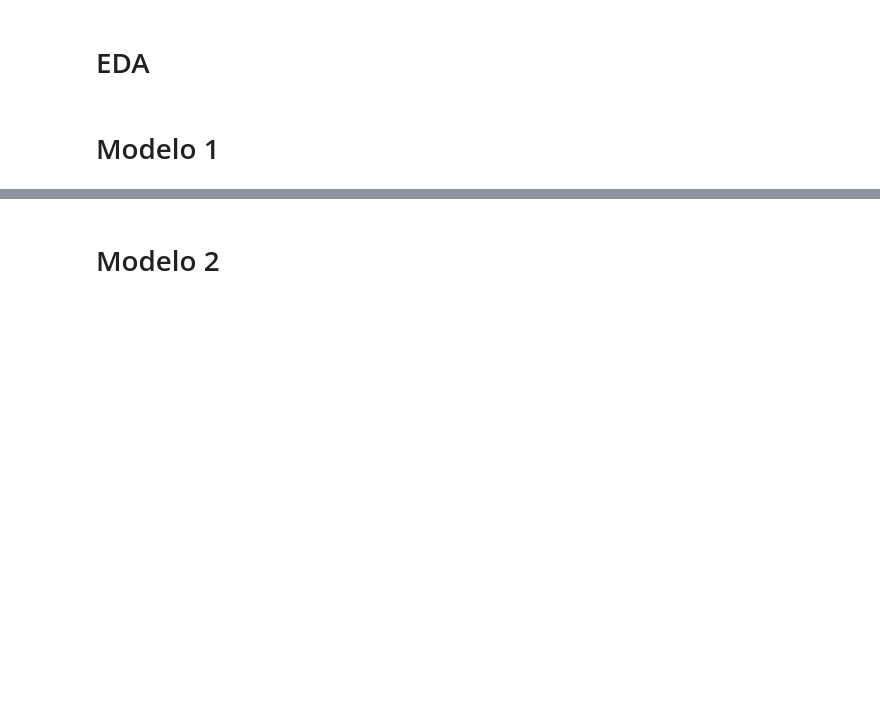
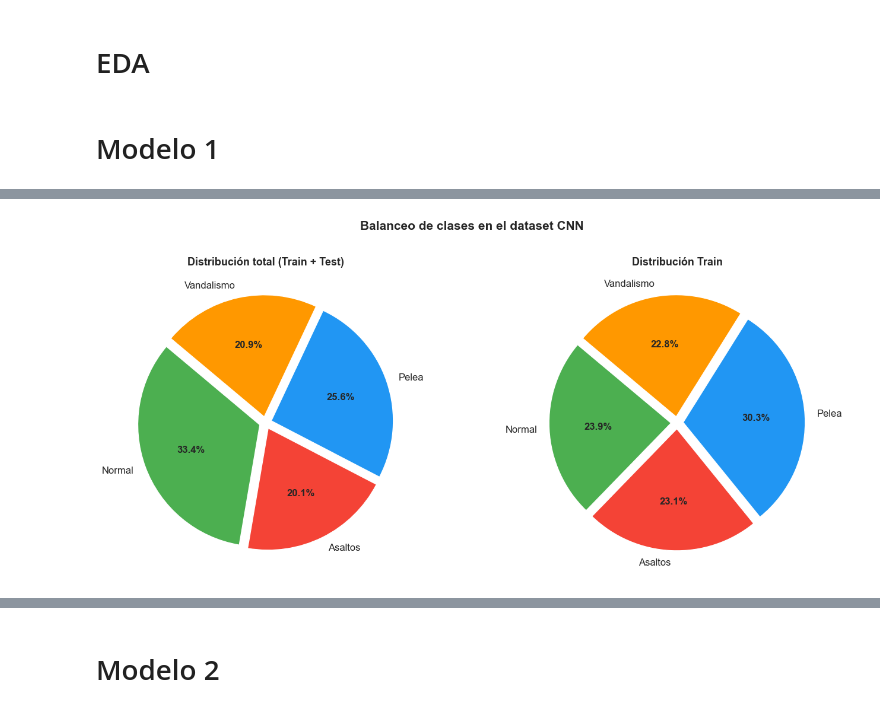
Before and after one commit to kendalls-s/SmartCityIA, a Jupyter notebook: notebooks/01_EDA.ipynb, the cells around one changed output, grey strips where cells are left out. Saved outputs shown, nothing was run; the diff lists cells and outputs as text; code cells hidden in the pictures; blank space fills up the shorter version.

```diff
--- a/notebooks/01_EDA.ipynb
+++ b/notebooks/01_EDA.ipynb
@@ -4,0 +163,32 @@
+# %%
+clases = ['Normal', 'Asaltos', 'Pelea', 'Vandalismo']
+colores = ['#4CAF50', '#F44336', '#2196F3', '#FF9800']
+
+total = [conteos_train[i] + conteos_test[i] for i in range(len(clases))]
+explode = [0.05] * len(clases)
+
+fig, axes = plt.subplots(1, 2, figsize=(14, 6))
+
+# --- Total ---
+wedges, texts, autotexts = axes[0].pie(
+    total, labels=clases, autopct='%1.1f%%',
+    colors=colores, explode=explode, startangle=140,
+    textprops={'fontsize': 12})
+for at in autotexts:
+    at.set_fontweight('bold')
+axes[0].set_title('Distribución total (Train + Test)', fontsize=13, fontweight='bold')
+
+# --- Solo Train ---
+wedges2, texts2, autotexts2 = axes[1].pie(
+    conteos_train, labels=clases, autopct='%1.1f%%',
+    colors=colores, explode=explode, startangle=140,
+    textprops={'fontsize': 12})
+for at in autotexts2:
+    at.set_fontweight('bold')
+axes[1].set_title('Distribución Train', fontsize=13, fontweight='bold')
+
+plt.suptitle('Balanceo de clases en el dataset CNN', fontsize=15, fontweight='bold', y=1.02)
+plt.tight_layout()
+plt.show()
+# %% [output]
+[figure, added]
```
Also changed, not shown: parts of 28 cells of this notebook.
